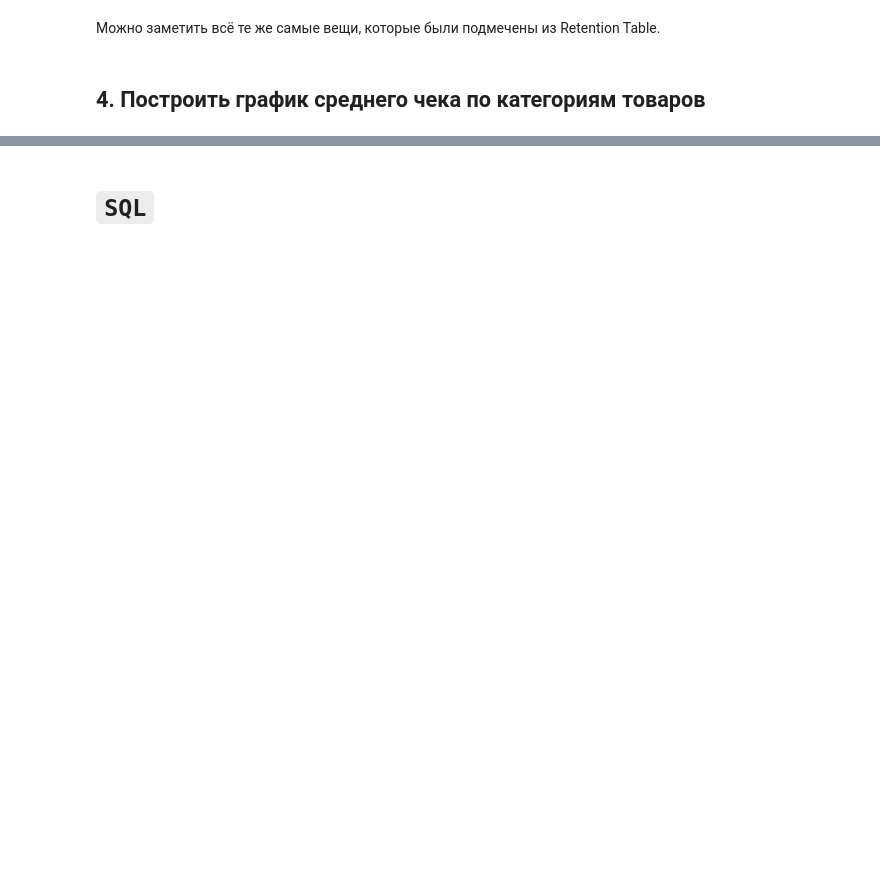
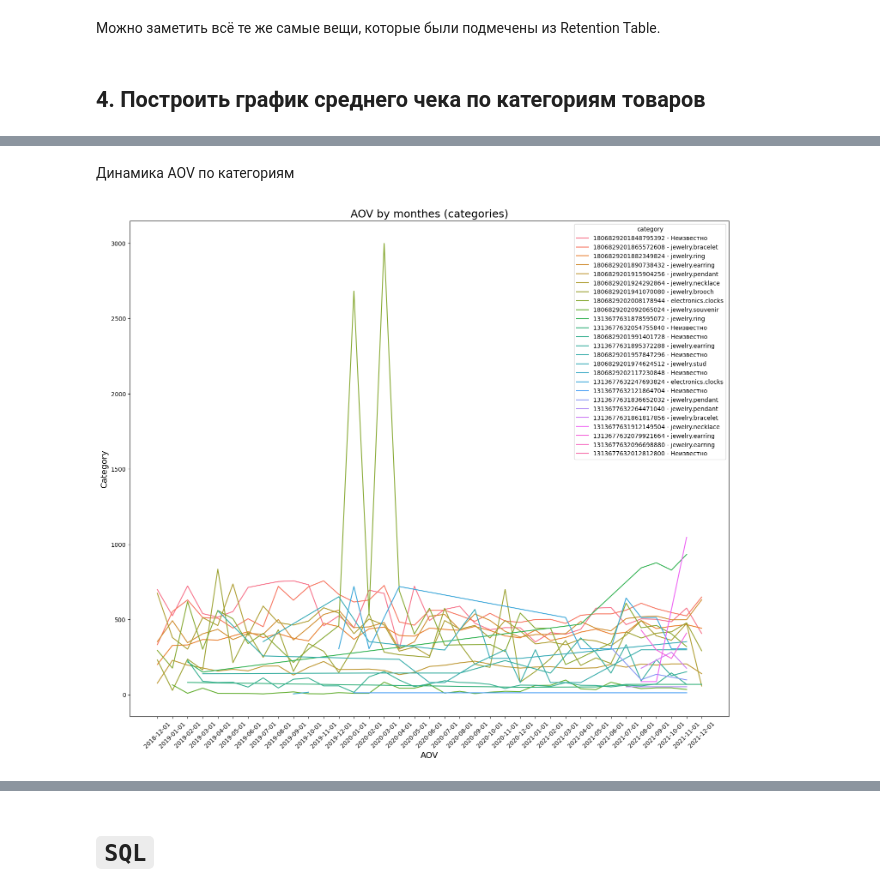
Before and after one commit to warrior404/AliTest, a Jupyter notebook: AliTest.ipynb, the cells around one changed output, grey strips where cells are left out. Drawn from its saved outputs; the diff is of its cells as text; code cells hidden in the pictures; blank space fills up the shorter version.

```diff
--- a/AliTest.ipynb
+++ b/AliTest.ipynb
@@ -268,0 +283,40 @@ Wall time: 249 ms
+# %% [markdown]
+Динамика AOV по категориям
+# %%
+%%time
+df = input_df.copy(deep=True)
+df
+
+# gmv
+df['gmv'] = df['price'] * df['sku_qty']
+
+# Средний чек по категориям
+df = df.groupby(by=['order_month', 'category_id', 'category'], as_index=False).agg(gmv=('gmv', 'sum'),
+                                                                                   orders_cnt=('order_id', lambda s2: s2.nunique()))
+df['aov'] = (df['gmv'] / df['orders_cnt']).astype('int')
+df
+
+df['cat1'] = df['category'].apply(lambda x: x.split('.')[0])
+df['category'] = df[['category_id', 'category']].apply(lambda x: f'{x[0]} - {x[1]}', axis=1)
+df['order_month'] = df['order_month'].astype('str')
+df
+
+# Визуализация
+import seaborn as sns
+import matplotlib.pyplot as plt
+
+
+plt.figure(figsize=(18, 15))
+
+b = sns.lineplot(data=df, x='order_month', y='aov', hue='category')
+# b = sns.catplot(data=penguins, kind="bar", x="aov", y="category", hue="sex
+
+b.axes.set_title("AOV by monthes (categories)", fontsize=18)
+b.set_xlabel("AOV", fontsize=14)
+b.set_ylabel("Category", fontsize=14)
+# b.tick_params(labelsize=11)
+plt.xticks(rotation=45)
+
+plt.show()
+# %% [output]
+[figure, added]
```
Also changed, not shown: parts of 6 cells of this notebook.
